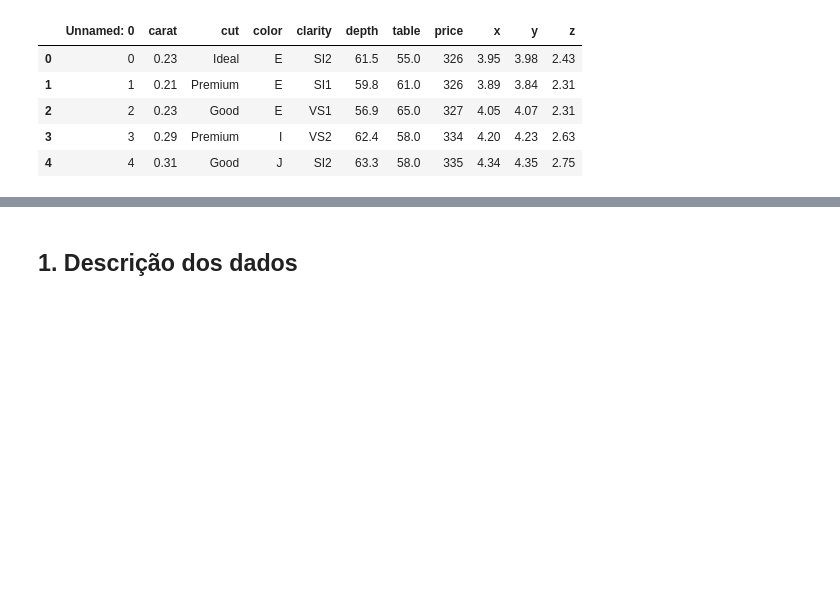
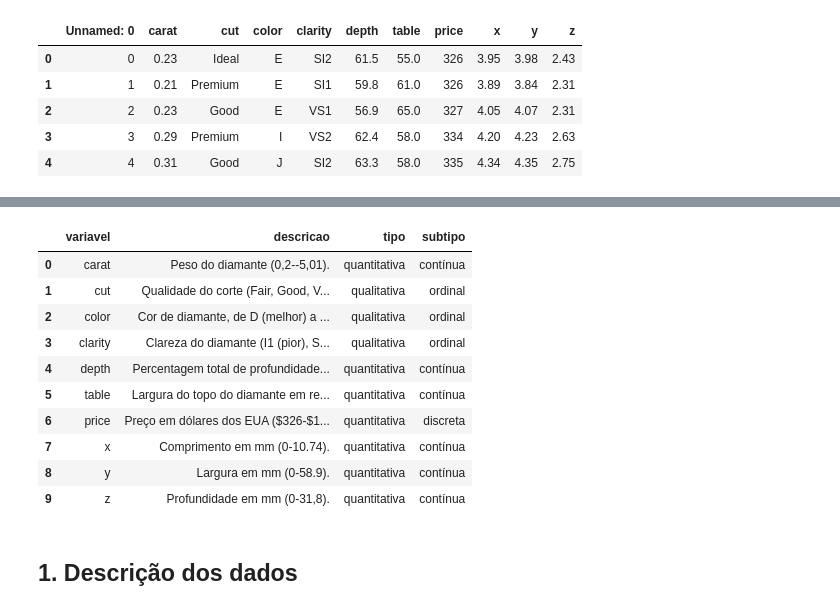
Before and after one commit to laayrd/avanti-bootcamp-cdd, a Jupyter notebook: notebooks/01-exploratory_data_analysis.ipynb, the cells around one changed output, grey strips where cells are left out. Saved outputs shown, nothing was run; the diff lists cells and outputs as text; code cells hidden in the pictures; blank space fills up the shorter version.

```diff
--- a/notebooks/01-exploratory_data_analysis.ipynb
+++ b/notebooks/01-exploratory_data_analysis.ipynb
@@ -18,2 +42,17 @@ df.head()
+# %%
+df_dictionary = pd.read_csv('../data/external/dictionary.csv')
+df_dictionary
+# %% [output]
+|  | variavel | descricao | tipo | subtipo |
+| 0 | carat | Peso do diamante (0,2--5,01). | quantitativa | contínua |
+| 1 | cut | Qualidade do corte (Fair, Good, V... | qualitativa | ordinal |
+| 2 | color | Cor de diamante, de D (melhor) a ... | qualitativa | ordinal |
+| 3 | clarity | Clareza do diamante (I1 (pior), S... | qualitativa | ordinal |
+| 4 | depth | Percentagem total de profundidade... | quantitativa | contínua |
+| 5 | table | Largura do topo do diamante em re... | quantitativa | contínua |
+| 6 | price | Preço em dólares dos EUA ($326-$1... | quantitativa | discreta |
+| 7 | x | Comprimento em mm (0-10.74). | quantitativa | contínua |
+| 8 | y | Largura em mm (0-58.9). | quantitativa | contínua |
+| 9 | z | Profundidade em mm (0-31,8). | quantitativa | contínua |
 # %% [markdown]
 ## 1. Descrição dos dados
```
Also changed, not shown: parts of 43 cells of this notebook.
